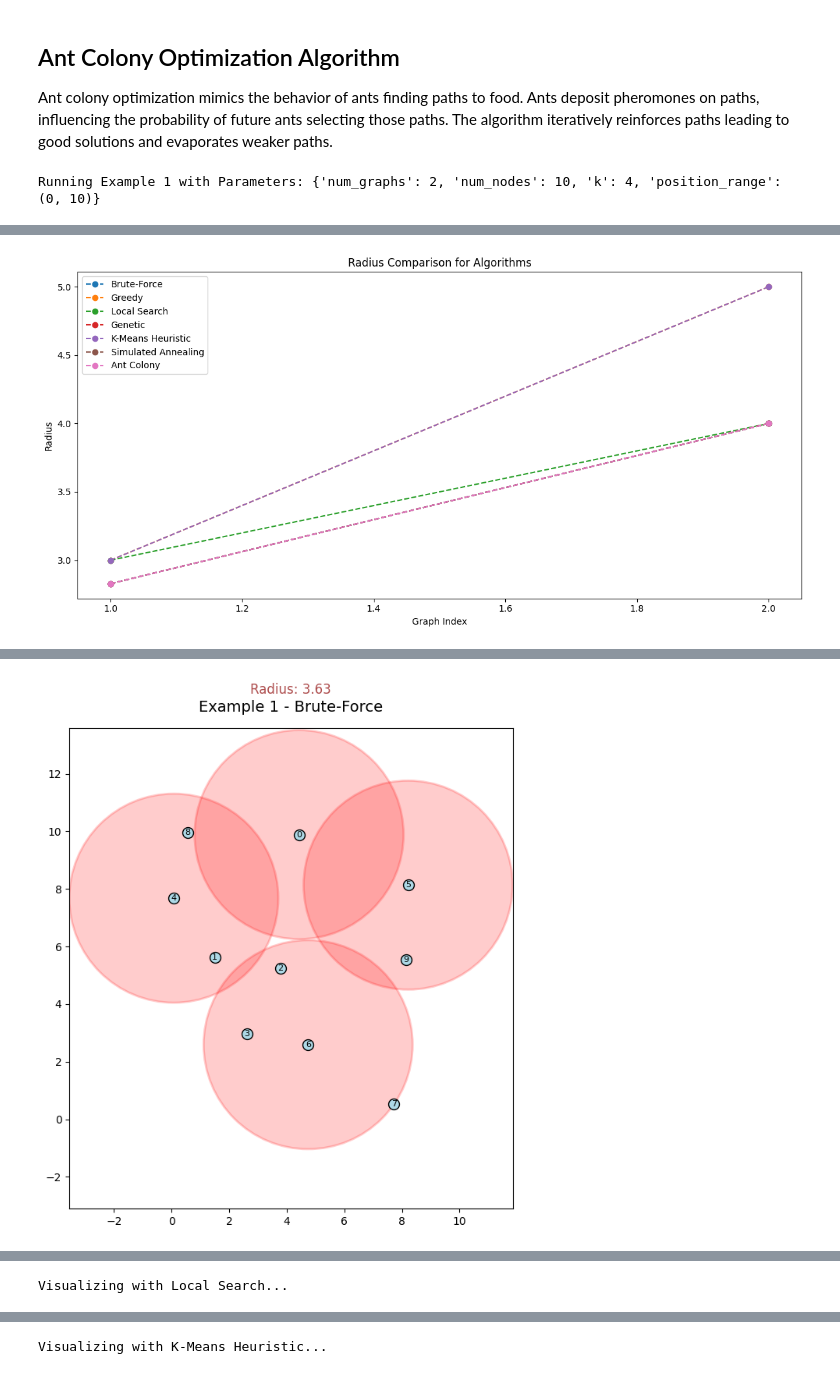
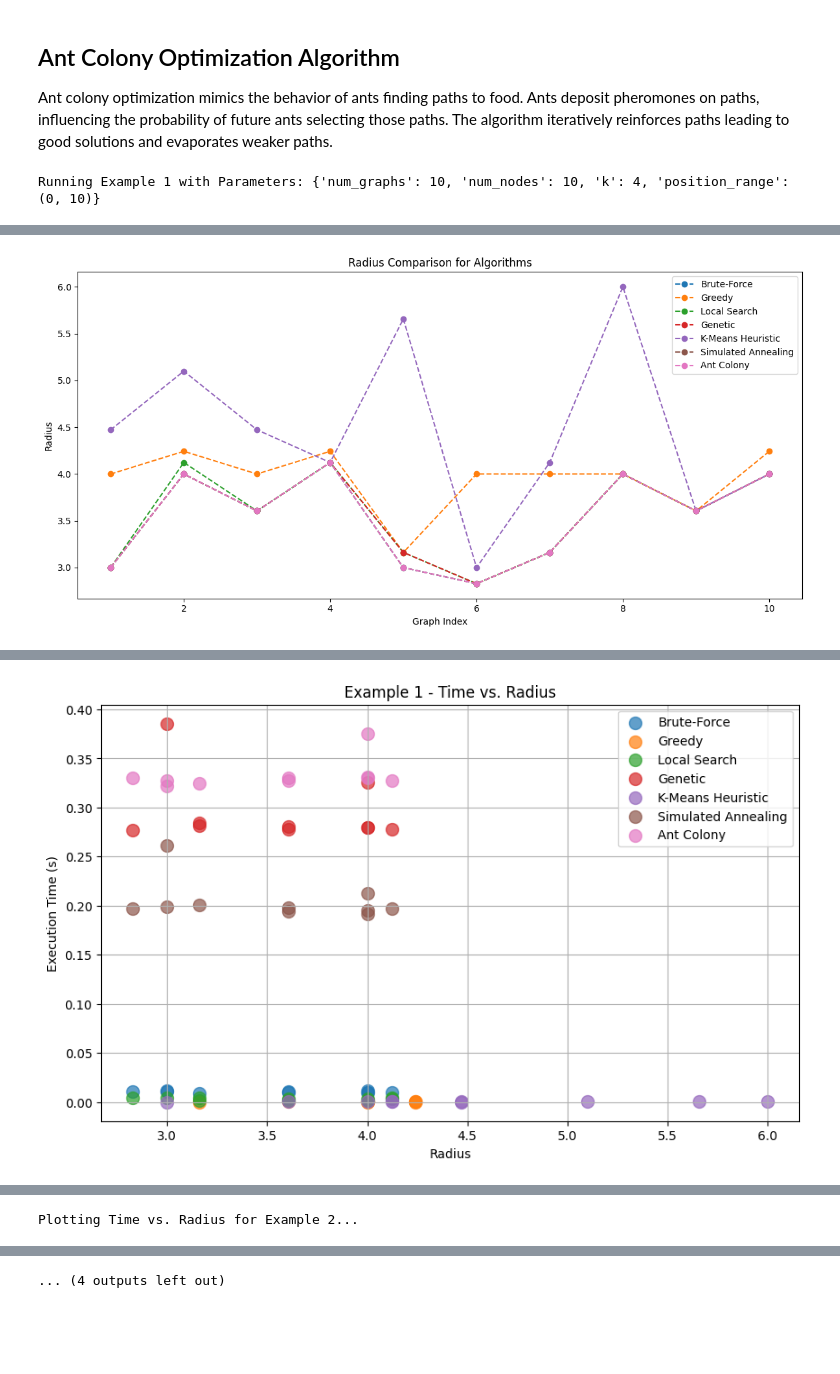
Before and after one commit to Jovan21037/RI-project, a Jupyter notebook: src/algorithms.ipynb, the cells around one changed output, grey strips where cells are left out. Cells and saved outputs as stored; diff of their text form; code cells hidden in the pictures; blank space fills up the shorter version.

Commit message:
added function for determing the best algorithm

```diff
--- a/src/algorithms.ipynb
+++ b/src/algorithms.ipynb
@@ -405,0 +406,14 @@ def plot_radius_results(radius_results, num_graphs):
+# %%
+def plot_time_vs_radius(execution_times, radius_results, title="Time vs. Radius for Algorithms"):
+    plt.figure(figsize=(10, 6))
+    for algo_name in execution_times.keys():
+        times = execution_times[algo_name]
+        radii = radius_results[algo_name]
+        plt.scatter(radii, times, label=algo_name, s=100, alpha=0.7)
+
+    plt.xlabel("Radius")
+    plt.ylabel("Execution Time (s)")
+    plt.title(title)
+    plt.legend()
+    plt.grid(True)
+    plt.show()
@@ -407,9 +465,9 @@ def plot_radius_results(radius_results, num_graphs):
 def main():
     # Define sets of parameters for three examples
     examples = [
-        {"num_graphs": 2, "num_nodes": 10, "k": 4, "position_range": (0, 10)},
-        {"num_graphs": 2, "num_nodes": 15, "k": 6, "position_range": (0, 20)},
-        {"num_graphs": 2, "num_nodes": 20, "k": 8, "position_range": (0, 30)},
+        {"num_graphs": 10, "num_nodes": 10, "k": 4, "position_range": (0, 10)},
+        {"num_graphs": 10, "num_nodes": 15, "k": 6, "position_range": (0, 20)},
+        {"num_graphs": 10, "num_nodes": 20, "k": 8, "position_range": (0, 30)},
     ]
 
     example_positions = [
@@ -455,37 +513,43 @@ def main():
         # Plot radius results
         plot_radius_results(radius_results, params["num_graphs"])
 
-        # Print summary for each algorithm
+        # Plot time vs radius for all algorithms
+        print(f"\nPlotting Time vs. Radius for Example {idx}...")
+        plot_time_vs_radius(execution_times, radius_results, title=f"Example {idx} - Time vs. Radius")
+
+        # Calculate the best algorithm
+        best_algorithm, scores = calculate_best_algorithm(radius_results, execution_times, time_limit=1)
+
+        # Display the scores for each algorithm
         print(f"\nExample {idx} Algorithm Performance Summary:")
-        for name, radii in radius_results.items():
-            min_radius = min(radii)
-            mean_radius = np.mean(radii)
-            mean_time = np.mean(execution_times[name])
-            print(f"{name}: Min Radius = {min_radius:.4f}, Mean Radius = {mean_radius:.4f}, Mean Execution Time = {mean_time:.4f}s")
+        for algo, score in scores.items():
+            min_radius = min(radius_results[algo])
+            mean_radius = np.mean(radius_results[algo])
+            mean_time = np.mean(execution_times[algo])
+            print(f"{algo}: Min Radius = {min_radius:.4f}, Mean Radius = {mean_radius:.4f}, "
+                f"Mean Execution Time = {mean_time:.4f}s, Score = {score:.4f}")
 
-        # Identify the best algorithm based on minimum mean radius
-        best_algorithm = min(radius_results, key=lambda x: np.mean(radius_results[x]))
-        print(f"\nBest Algorithm for Example {idx}: {best_algorithm} with Mean Radius = {np.mean(radius_results[best_algorithm]):.4f}")
+        print(f"\nBest Algorithm for Example {idx} (Weighted by Time and Radius): {best_algorithm}")
 
         # Get specific positions from example positions
         specific_positions = example_positions[idx-1]
 
         # Visualize the specific graph for this example
-        print(f"Visualizing the specific graph for Example {idx}...")
-        graph = Graph(len(specific_positions), specific_positions)
-        for name, algo in algorithms.items():
-            print(f"Visualizing with {name}...")
-            centers, radius = algo(graph, params["k"])
-            visualize_graph(
-                graph,
-                centers,
-                radius,
-                f"Example {idx} - {name}",
-                colors.get(name, "gray")  # Use the predefined color for the algorithm
-            )
+        #print(f"Visualizing the specific graph for Example {idx}...")
+        #graph = Graph(len(specific_positions), specific_positions)
+        #for name, algo in algorithms.items():
+        #    print(f"Visualizing with {name}...")
+        #    centers, radius = algo(graph, params["k"])
+        #    visualize_graph(
+        #        graph,
+        #        centers,
+        #        radius,
+        #        f"Example {idx} - {name}",
+        #        colors.get(name, "gray")  # Use the predefined color for the algorithm
+        #    )
 
 
 if __name__ == "__main__":
     main()
 # %% [output]
-Running Example 1 with Parameters: {'num_graphs': 2, 'num_nodes': 10, 'k': 4, 'position_range': (0, 10)}
+Running Example 1 with Parameters: {'num_graphs': 10, 'num_nodes': 10, 'k': 4, 'position_range': (0, 10)}
@@ -493 +557 @@ Running Example 1 with Parameters: {'num_graphs': 2, 'num_nodes': 10, 'k': 4, 'p
-[figure, old version]
+[figure, new version]
@@ -506 +559 @@ Visualizing with Brute-Force...
-[figure, old version]
+[figure, new version]
@@ -509 +574 @@ Visualizing with Greedy...
-Visualizing with Local Search...
+Plotting Time vs. Radius for Example 2...
@@ -513 +589 @@ Visualizing with Genetic...
-Visualizing with K-Means Heuristic...
+... (4 outputs left out)
```
Also changed, not shown: parts of 4 cells of this notebook.
